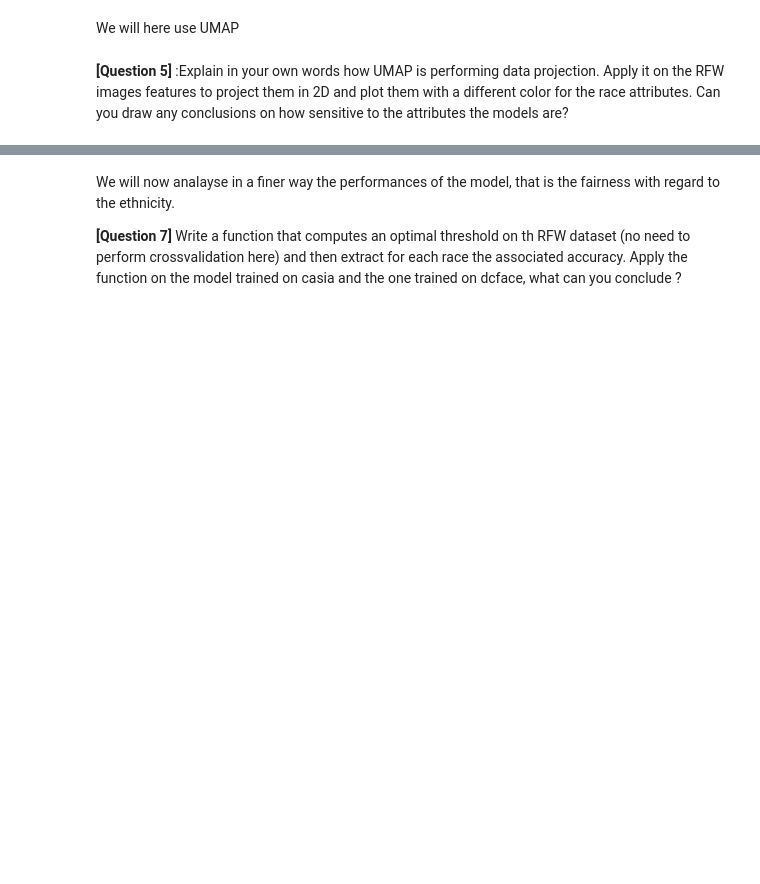
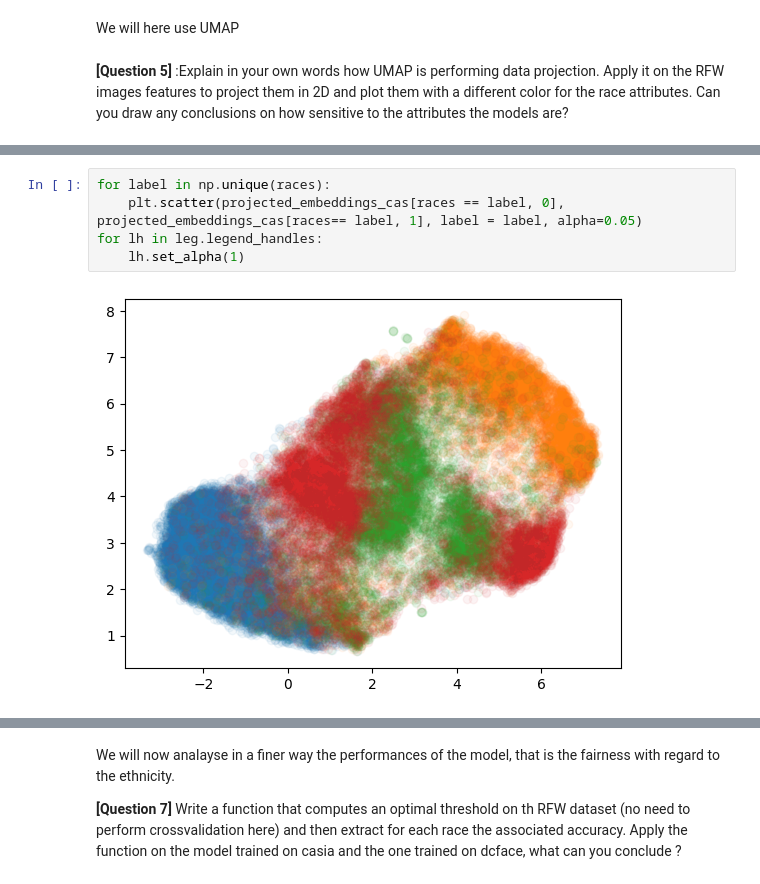
Before and after one commit to Carda01/fairness_ai, a Jupyter notebook: practical_fairness_in_ai_local_part3_Alfio_Cardillo.ipynb, the cells around one changed output, grey strips where cells are left out. Cells and saved outputs as stored; diff of their text form; blank space fills up the shorter version.

```diff
--- a/practical_fairness_in_ai_local_part3_Alfio_Cardillo.ipynb
+++ b/practical_fairness_in_ai_local_part3_Alfio_Cardillo.ipynb
@@ -1071,0 +1154,7 @@ leg  =plt.legend()
+# %%
+for label in np.unique(races):
+    plt.scatter(projected_embeddings_cas[races == label, 0], projected_embeddings_cas[races== label, 1], label = label, alpha=0.05)
+for lh in leg.legend_handles:
+    lh.set_alpha(1)
+# %% [output]
+[figure, added]
```
Also changed, not shown: parts of 15 cells of this notebook.
